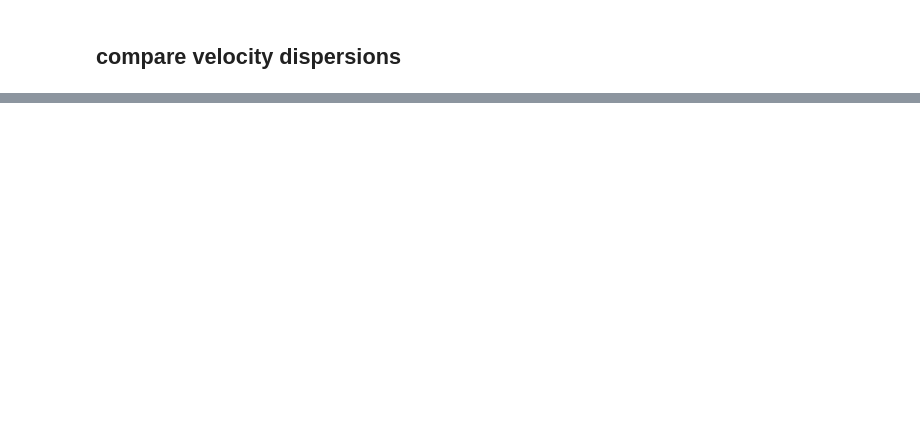
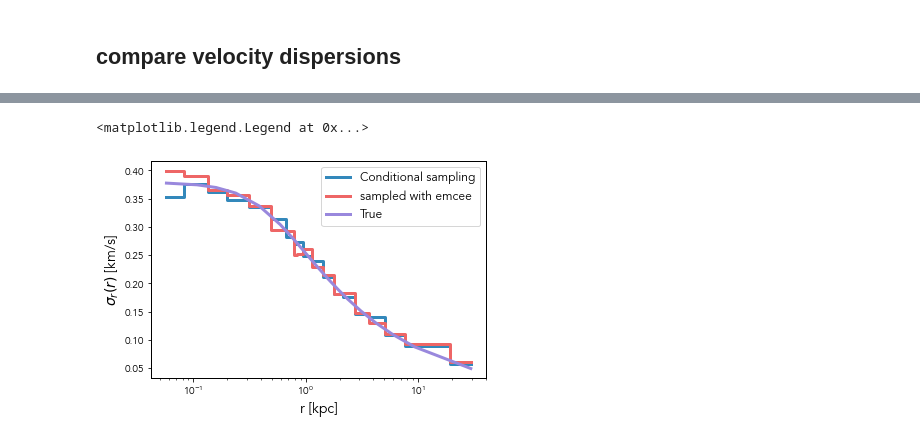
Before and after one commit to jguerra-astro/dynamicall, a Jupyter notebook: notebooks/example_samplingPlummerDF.ipynb, the cells around one changed output, grey strips where cells are left out. Drawn from its saved outputs; the diff is of its cells as text; code cells hidden in the pictures; blank space fills up the shorter version.

```diff
--- a/notebooks/example_samplingPlummerDF.ipynb
+++ b/notebooks/example_samplingPlummerDF.ipynb
@@ -144,0 +192,27 @@ ax.legend()
+# %%
+x = np.random.randint(0,320_000,10_000)
+meanv2,_,bin_numbers = binned_statistic(r_test[x],vr_test[x],'mean',bins=bin_edges)
+mu2,_,bin_numbers    = binned_statistic(r_test[x],vr_test[x]**2,'mean',bins=bin_edges)
+
+
+fig,ax = plt.subplots()
+ax.step(r_center,np.sqrt(mu- meanv**2),
+        where = 'mid',
+        label = 'Conditional sampling'
+        )
+ax.step(r_center,np.sqrt(mu2- meanv2**2),
+        where = 'mid',
+        label = 'sampled with emcee'
+        )
+ax.plot(r_center,np.sqrt(dispersion(r_center,model._M,model._a)),
+        label='True')
+ax.set(
+    xscale='log',
+    xlabel = 'r [kpc]',
+    ylabel =r'$\sigma_r(r)$ [km/s]',
+    # ylim = (0,1),
+)
+ax.legend()
+# %% [output]
+<matplotlib.legend.Legend at 0x...>
+[figure, added]
```
Also changed, not shown: parts of 20 cells of this notebook, 5 other files.
